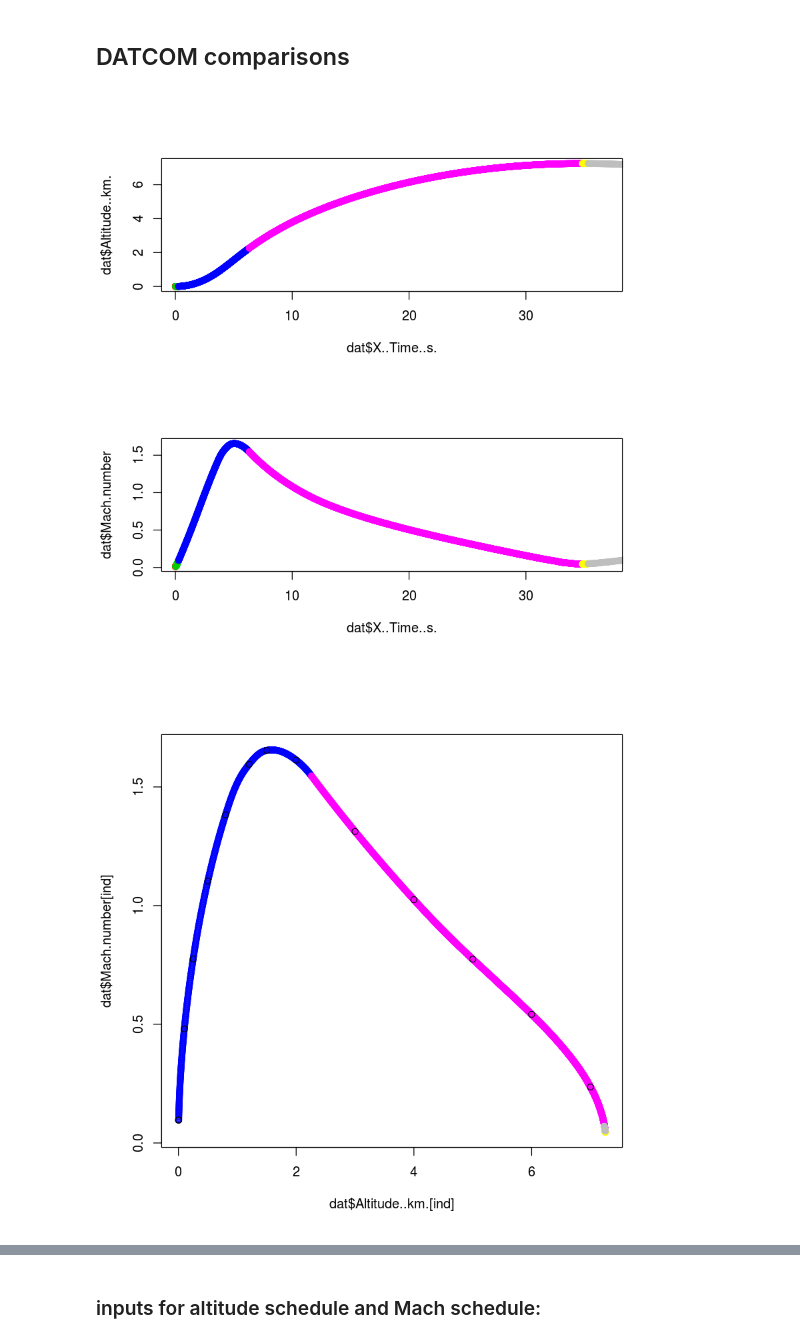
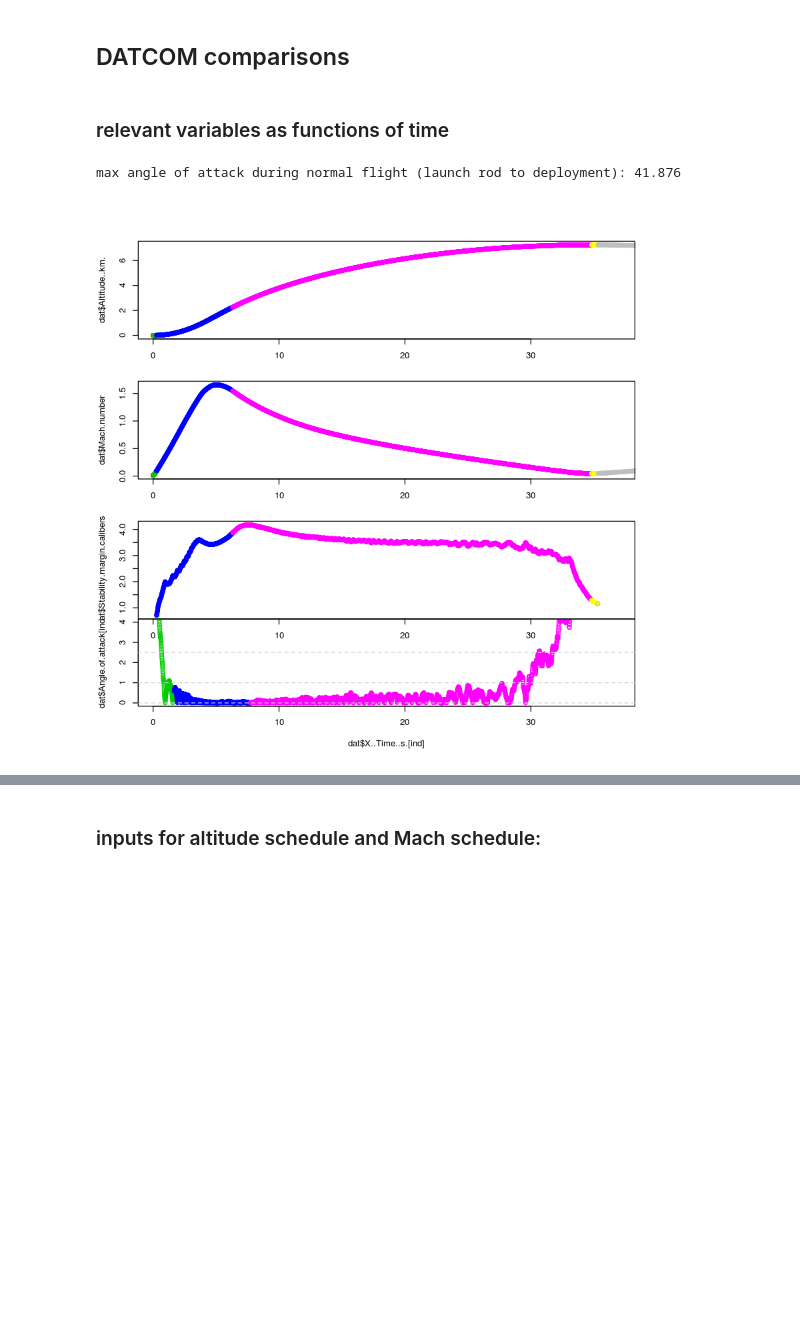
Before and after one commit to psas/lv3.0-airframe, a Jupyter notebook: sim/recoveryAnalysis.ipynb, the cells around one changed output, grey strips where cells are left out. Cells and saved outputs as stored; diff of their text form; code cells hidden in the pictures; blank space fills up the shorter version.

```diff
--- a/sim/recoveryAnalysis.ipynb
+++ b/sim/recoveryAnalysis.ipynb
@@ -87,21 +90,35 @@ abline(v=events, col=1:length(events))
 ## DATCOM comparisons
 # %%
 rodAlt <- dat$Altitude..km.[which(dat$X..Time..s.==events['LAUNCHROD'])]
+ejectionAlt <- dat$Altitude..km.[which(dat$X..Time..s.==events['EJECTION_CHARGE'])]
 schedule.alt.mach <- approx( # sample some altitude/mach number pairs with linear interpolation
     dat$Alt[ind], dat$Mach[ind],
-    xout=c(0,rodAlt,0.1,0.25,0.5,0.8,1.2,1.5,2,3,4,5,6,7),
+    xout=c(0,rodAlt,0.02,0.1,0.4,0.8,1.4,ejectionAlt,3,5,7,max(dat$Alt)), # hand-picked
     rule=2
 )
 alt.schedule <- schedule.alt.mach$x
 mach.schedule <- schedule.alt.mach$y
+# stability margin caliber schedule:
+smc.schedule <- approx(dat$Alt[ind], dat$Stability.margin.calibers[ind], xout=alt.schedule, rule=2)$y
+aoa.schedule <- approx(dat$Alt[ind], dat$Angle[ind], xout=alt.schedule, rule=2)$y
 alt.schedule.inch <- alt.schedule*1e6/25.4 #convert from km into in
-
-layout(matrix(c(1,2), nrow=2))
-plot(dat$X..Time..s., dat$Altitude..km., xlim=launchlim, col=dat$col)
-plot(dat$X..Time..s., dat$Mach.number, xlim=launchlim, col=dat$col)
-layout(1)
-plot(dat$Altitude..km.[ind], dat$Mach.number[ind], col=dat$col[ind])
-points(alt.schedule, mach.schedule)
-# %% [output]
-[figure, removed]
-[figure, removed]
+# %% [markdown]
+### relevant variables as functions of time
+# %%
+layout(matrix(c(1,2,3,4), nrow=4))
+par.old <- par(mar=c(0,4,4,2)) # margins for top plot (bottom, left, top, right)
+plot(dat$X..Time..s., dat$Altitude..km., xlim=launchlim, col=dat$col)
+plot(dat$X..Time..s., dat$Mach.number, xlim=launchlim, col=dat$col)
+plot(dat$X..Time..s., dat$Stability.margin.calibers, xlim=launchlim, col=dat$col)
+par(mar=c(5,4,0,2)) # margins for bottom plot
+plot(
+    dat$X..Time..s.[ind], dat$Angle.of.attack[ind],
+    xlim=launchlim,
+    ylim=c(0,4),
+    col=dat$col
+)
+abline(h=c(0,1,2.5,4.5), col='lightgray', lty=2)
+cat('max angle of attack during normal flight (launch rod to deployment):', max(na.omit(dat$Angle.of.attack[ind])))
+# %% [output]
+max angle of attack during normal flight (launch rod to deployment): 41.876
+[figure, added]
```
Also changed, not shown: parts of 5 cells of this notebook.
